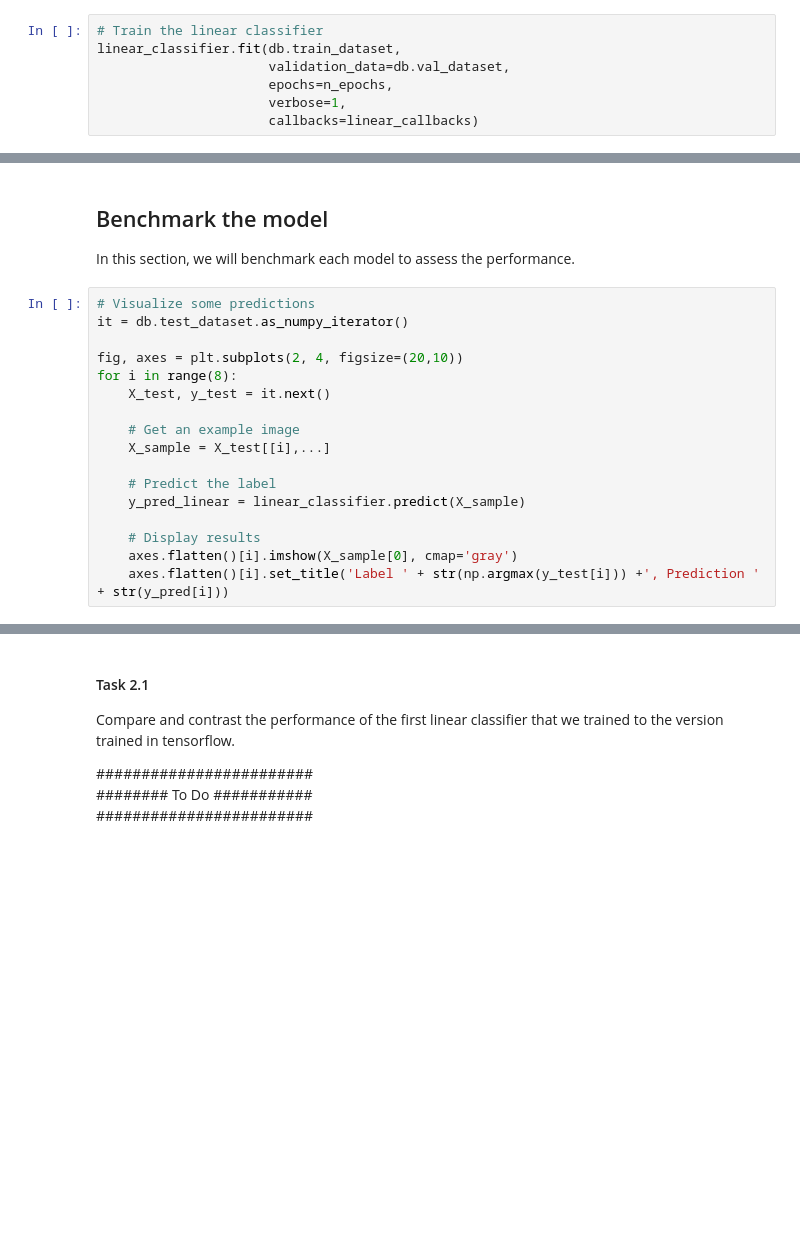
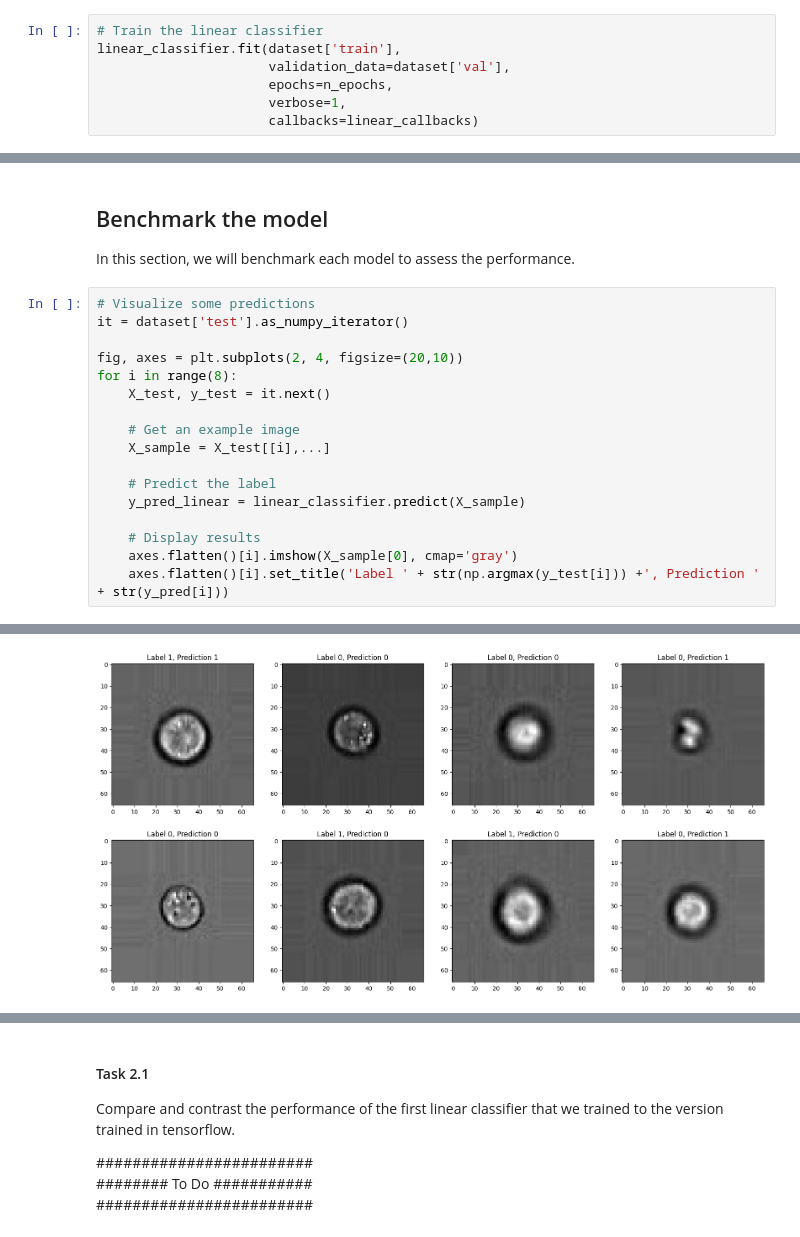
Before and after one commit to dlmbl/intro_ml, a Jupyter notebook: exercise-part1+2.ipynb, the cells around one changed output, grey strips where cells are left out. Cells and saved outputs as stored; diff of their text form; blank space fills up the shorter version.

```diff
--- a/exercise-part1+2.ipynb
+++ b/exercise-part1+2.ipynb
@@ -658,8 +689,8 @@ linear_classifier.compile(optimizer=linear_optimizer,
 With the dataset, model, and training parameters defined, it is straightforward to train a model. Keras Model objects have a fit method that takes in the training parameters and executes the training algorithm.
 # %%
 # Train the linear classifier
-linear_classifier.fit(db.train_dataset,
-                      validation_data=db.val_dataset,
+linear_classifier.fit(dataset['train'],
+                      validation_data=dataset['val'],
                       epochs=n_epochs,
                       verbose=1,
                       callbacks=linear_callbacks)
@@ -668,7 +718,7 @@ linear_classifier.fit(db.train_dataset,
 In this section, we will benchmark each model to assess the performance.
 # %%
 # Visualize some predictions
-it = db.test_dataset.as_numpy_iterator()
+it = dataset['test'].as_numpy_iterator()
 
 fig, axes = plt.subplots(2, 4, figsize=(20,10))
 for i in range(8):
@@ -683,3 +733,4 @@ for i in range(8):
     # Display results
     axes.flatten()[i].imshow(X_sample[0], cmap='gray')
     axes.flatten()[i].set_title('Label ' + str(np.argmax(y_test[i])) +', Prediction ' + str(y_pred[i]))
+# %% [output]
@@ -686,2 +745,3 @@ for i in range(8):
+[figure, added]
 # %%
 # Generate predictions
```
Also changed, not shown: parts of 39 cells of this notebook, 3 other files.
